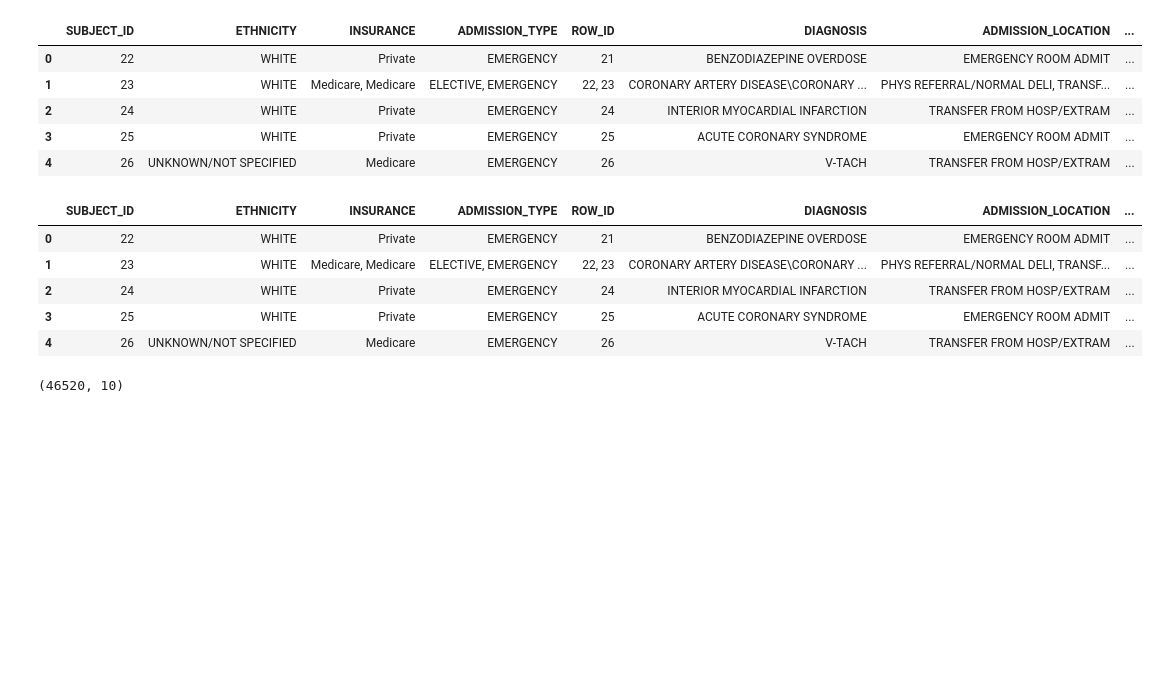
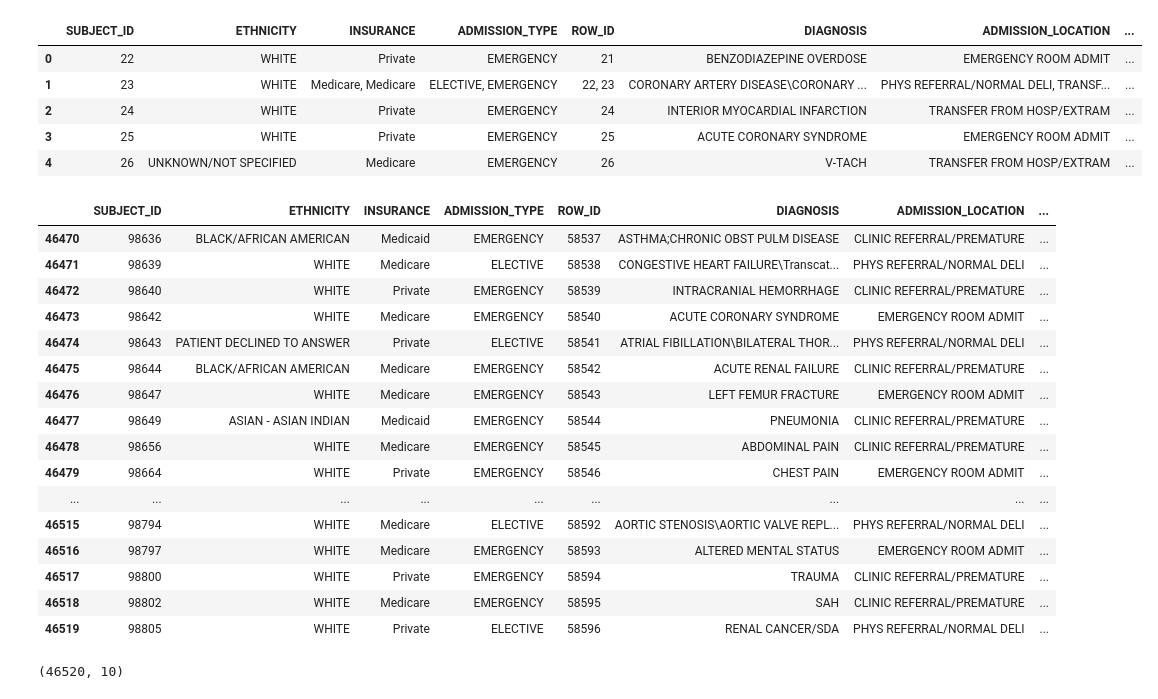
Before and after one commit to kathy908000/Health-Care-Research, a Jupyter notebook: MIMICIII-Matrix.ipynb, the cells around one changed output. Cells and saved outputs as stored; diff of their text form; code cells hidden in the pictures; blank space fills up the shorter version.

```diff
--- a/MIMICIII-Matrix.ipynb
+++ b/MIMICIII-Matrix.ipynb
@@ -351,15 +351,26 @@ data2 = data2.astype ({'HADM_ID': str })
 # %%
 data10 = data2.groupby('SUBJECT_ID').agg({'HADM_ID' : lambda x: ', '.join(x)})
 #data7.head()
 demodata= pd.merge(demodata, data10, how='inner', on='SUBJECT_ID')
-demodata.head()
+demodata.tail(50)
 # %% [output]
 |  | SUBJECT_ID | ETHNICITY | INSURANCE | ADMISSION_TYPE | ROW_ID | DIAGNOSIS | ADMISSION_LOCATION | ... |
-| 0 | 22 | WHITE | Private | EMERGENCY | 21 | BENZODIAZEPINE OVERDOSE | EMERGENCY ROOM ADMIT | ... |
-| 1 | 23 | WHITE | Medicare, Medicare | ELECTIVE, EMERGENCY | 22, 23 | CORONARY ARTERY DISEASE\CORONARY ... | PHYS REFERRAL/NORMAL DELI, TRANSF... | ... |
-| 2 | 24 | WHITE | Private | EMERGENCY | 24 | INTERIOR MYOCARDIAL INFARCTION | TRANSFER FROM HOSP/EXTRAM | ... |
-| 3 | 25 | WHITE | Private | EMERGENCY | 25 | ACUTE CORONARY SYNDROME | EMERGENCY ROOM ADMIT | ... |
-| 4 | 26 | UNKNOWN/NOT SPECIFIED | Medicare | EMERGENCY | 26 | V-TACH | TRANSFER FROM HOSP/EXTRAM | ... |
+| 46470 | 98636 | BLACK/AFRICAN AMERICAN | Medicaid | EMERGENCY | 58537 | ASTHMA;CHRONIC OBST PULM DISEASE | CLINIC REFERRAL/PREMATURE | ... |
+| 46471 | 98639 | WHITE | Medicare | ELECTIVE | 58538 | CONGESTIVE HEART FAILURE\Transcat... | PHYS REFERRAL/NORMAL DELI | ... |
+| 46472 | 98640 | WHITE | Private | EMERGENCY | 58539 | INTRACRANIAL HEMORRHAGE | CLINIC REFERRAL/PREMATURE | ... |
+| 46473 | 98642 | WHITE | Medicare | EMERGENCY | 58540 | ACUTE CORONARY SYNDROME | EMERGENCY ROOM ADMIT | ... |
+| 46474 | 98643 | PATIENT DECLINED TO ANSWER | Private | ELECTIVE | 58541 | ATRIAL FIBILLATION\BILATERAL THOR... | PHYS REFERRAL/NORMAL DELI | ... |
+| 46475 | 98644 | BLACK/AFRICAN AMERICAN | Medicare | EMERGENCY | 58542 | ACUTE RENAL FAILURE | CLINIC REFERRAL/PREMATURE | ... |
+| 46476 | 98647 | WHITE | Medicare | EMERGENCY | 58543 | LEFT FEMUR FRACTURE | EMERGENCY ROOM ADMIT | ... |
+| 46477 | 98649 | ASIAN - ASIAN INDIAN | Medicaid | EMERGENCY | 58544 | PNEUMONIA | CLINIC REFERRAL/PREMATURE | ... |
+| 46478 | 98656 | WHITE | Medicare | EMERGENCY | 58545 | ABDOMINAL PAIN | CLINIC REFERRAL/PREMATURE | ... |
+| 46479 | 98664 | WHITE | Private | EMERGENCY | 58546 | CHEST PAIN | EMERGENCY ROOM ADMIT | ... |
+| ... | ... | ... | ... | ... | ... | ... | ... | ... |
+| 46515 | 98794 | WHITE | Medicare | ELECTIVE | 58592 | AORTIC STENOSIS\AORTIC VALVE REPL... | PHYS REFERRAL/NORMAL DELI | ... |
+| 46516 | 98797 | WHITE | Medicare | EMERGENCY | 58593 | ALTERED MENTAL STATUS | EMERGENCY ROOM ADMIT | ... |
+| 46517 | 98800 | WHITE | Private | EMERGENCY | 58594 | TRAUMA | CLINIC REFERRAL/PREMATURE | ... |
+| 46518 | 98802 | WHITE | Medicare | EMERGENCY | 58595 | SAH | CLINIC REFERRAL/PREMATURE | ... |
+| 46519 | 98805 | WHITE | Private | ELECTIVE | 58596 | RENAL CANCER/SDA | PHYS REFERRAL/NORMAL DELI | ... |
 # %%
 # match with ICD9 code using HADMID?
 demodata.shape
```
